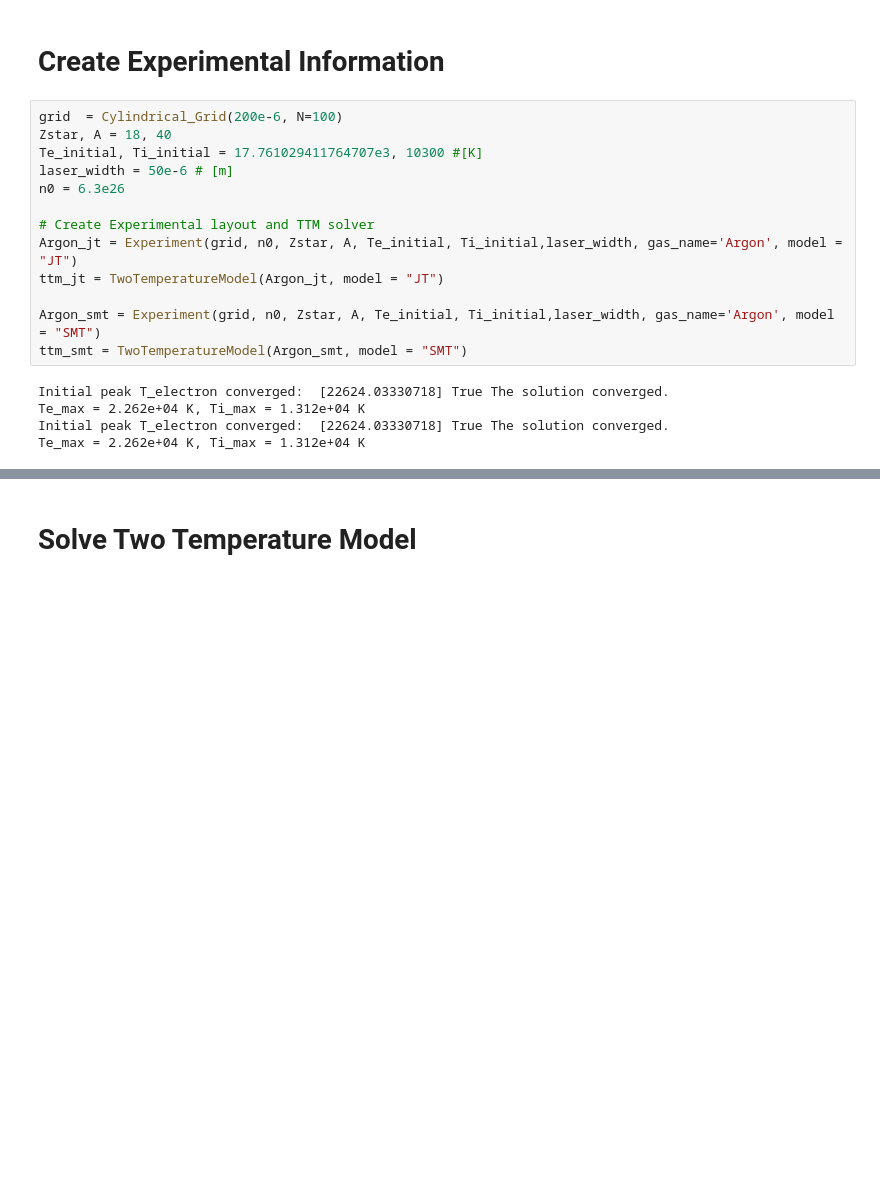
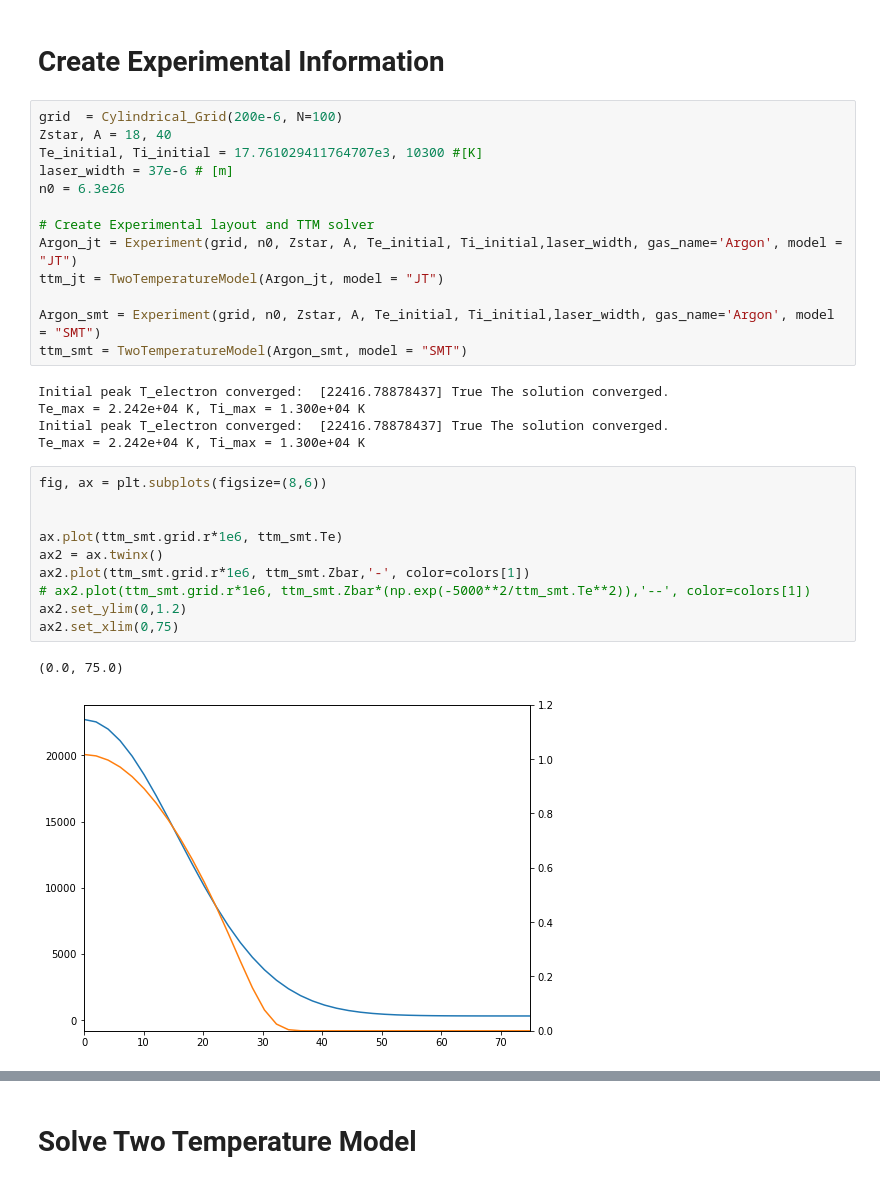
Before and after one commit to MurilloGroupMSU/Two-Temperature-Model, a Jupyter notebook: Argon_TTM_and_Plot.ipynb, the cells around one changed output, grey strips where cells are left out. Cells and saved outputs as stored; diff of their text form; blank space fills up the shorter version.

```diff
--- a/Argon_TTM_and_Plot.ipynb
+++ b/Argon_TTM_and_Plot.ipynb
@@ -39,7 +39,7 @@ HTML("""
 grid  = Cylindrical_Grid(200e-6, N=100)
 Zstar, A = 18, 40
 Te_initial, Ti_initial = 17.761029411764707e3, 10300 #[K]
-laser_width = 50e-6 # [m]
+laser_width = 37e-6 # [m]
 n0 = 6.3e26
 
 # Create Experimental layout and TTM solver
@@ -49,10 +49,23 @@ ttm_jt = TwoTemperatureModel(Argon_jt, model = "JT")
 Argon_smt = Experiment(grid, n0, Zstar, A, Te_initial, Ti_initial,laser_width, gas_name='Argon', model = "SMT")
 ttm_smt = TwoTemperatureModel(Argon_smt, model = "SMT")
 # %% [output]
-Initial peak T_electron converged:  [22624.03330718] True The solution converged.
-Te_max = 2.262e+04 K, Ti_max = 1.312e+04 K
-Initial peak T_electron converged:  [22624.03330718] True The solution converged.
-Te_max = 2.262e+04 K, Ti_max = 1.312e+04 K
+Initial peak T_electron converged:  [22416.78878437] True The solution converged.
+Te_max = 2.242e+04 K, Ti_max = 1.300e+04 K
+Initial peak T_electron converged:  [22416.78878437] True The solution converged.
+Te_max = 2.242e+04 K, Ti_max = 1.300e+04 K
+# %%
+fig, ax = plt.subplots(figsize=(8,6))
+
+
+ax.plot(ttm_smt.grid.r*1e6, ttm_smt.Te)
+ax2 = ax.twinx()
+ax2.plot(ttm_smt.grid.r*1e6, ttm_smt.Zbar,'-', color=colors[1])
+# ax2.plot(ttm_smt.grid.r*1e6, ttm_smt.Zbar*(np.exp(-5000**2/ttm_smt.Te**2)),'--', color=colors[1])
+ax2.set_ylim(0,1.2)
+ax2.set_xlim(0,75)
+# %% [output]
+(0.0, 75.0)
+[figure, added]
 # %%
 print("JT Model")
 ttm_jt.make_times()
```
Also changed, not shown: parts of 3 cells of this notebook, 4 other files.
